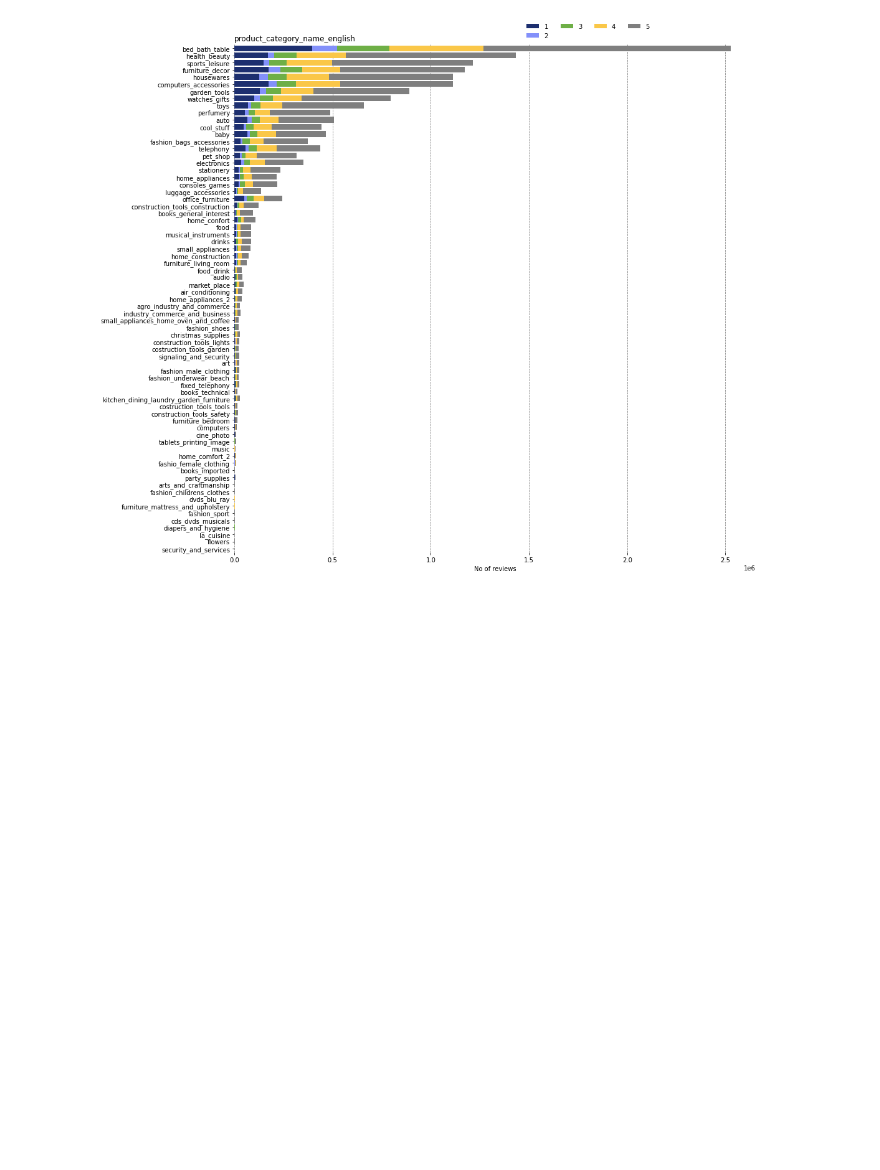
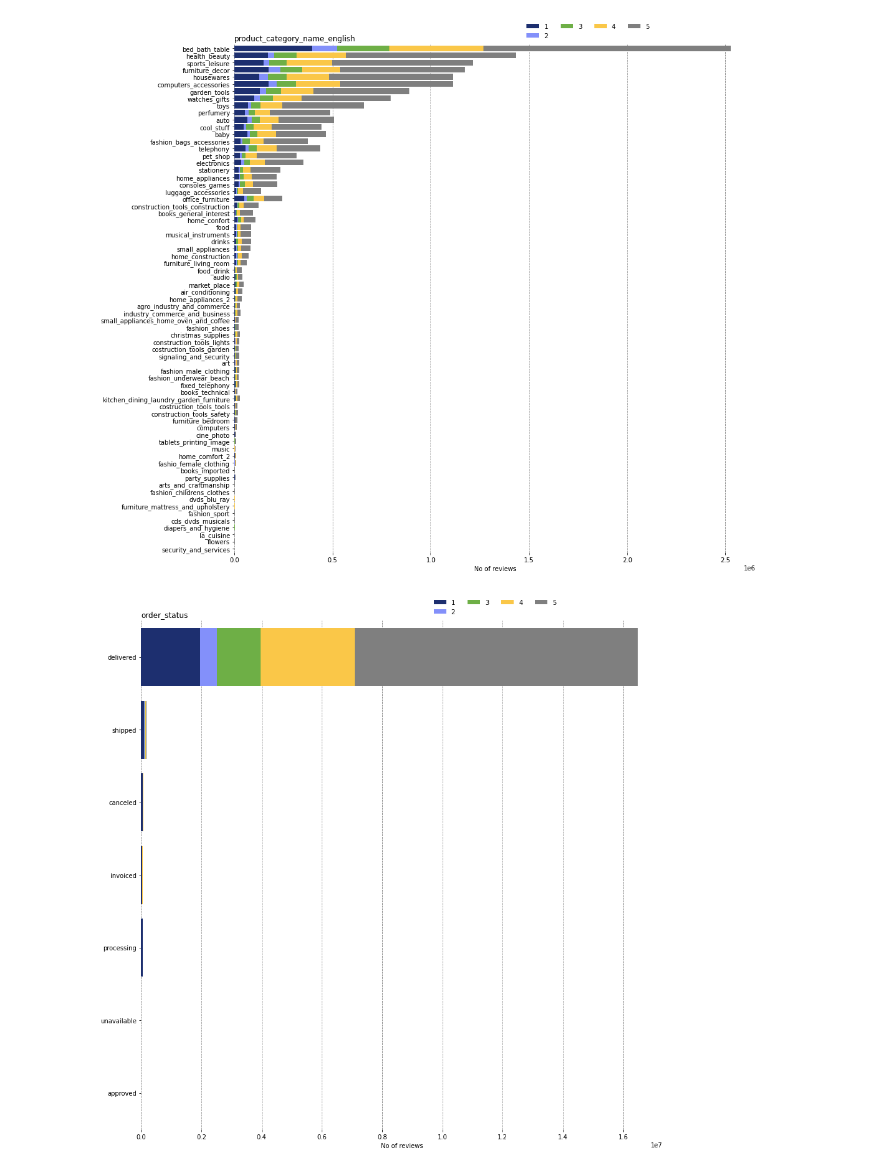
Before and after one commit to georgezefko/E-Commerce-Data-Analysis-Recommender-System, a Jupyter notebook: ABA_EDA.ipynb, the cells around one changed output. Drawn from its saved outputs; the diff is of its cells as text; code cells hidden in the pictures; blank space fills up the shorter version.

```diff
--- a/ABA_EDA.ipynb
+++ b/ABA_EDA.ipynb
@@ -93,7 +85,7 @@ dtype: float64
 # %%
 #choose columns to explore relevant to recommender system
 
-recommender = data[['review_score','price','customer_state','order_status','seller_state','order_item_id','product_category_name_english']]
+recommender = data[['review_score','price','customer_state','order_status','seller_state','order_item_id','product_category_name_english','customer_unique_id']]
 # %%
 recommender.head()
 # %% [output]
@@ -188,3 +180,12 @@ by_review(df_customer)
 by_review(df_products)
 # %% [output]
 [figure]
+# %%
+df_status = recommender.groupby(['order_status','review_score']).size().unstack()
+# %%
+df_status.fillna(0,inplace=True)
+df_status = df_status.sort_values(df_status.columns.tolist()[4], ascending=True)
+# %%
+by_review(df_status)
+# %% [output]
+[figure, added]
```
Also changed, not shown: parts of 7 cells of this notebook.
